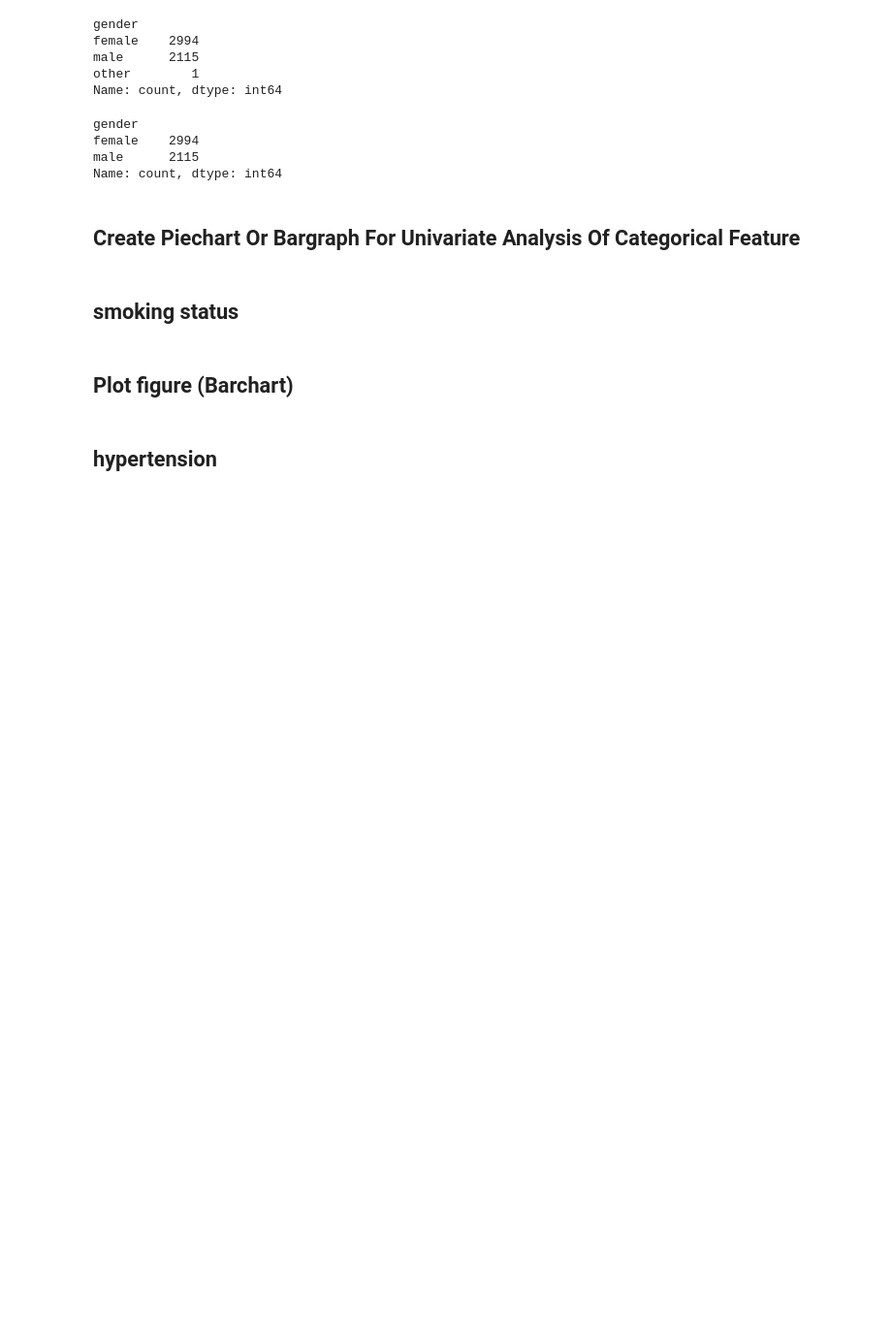
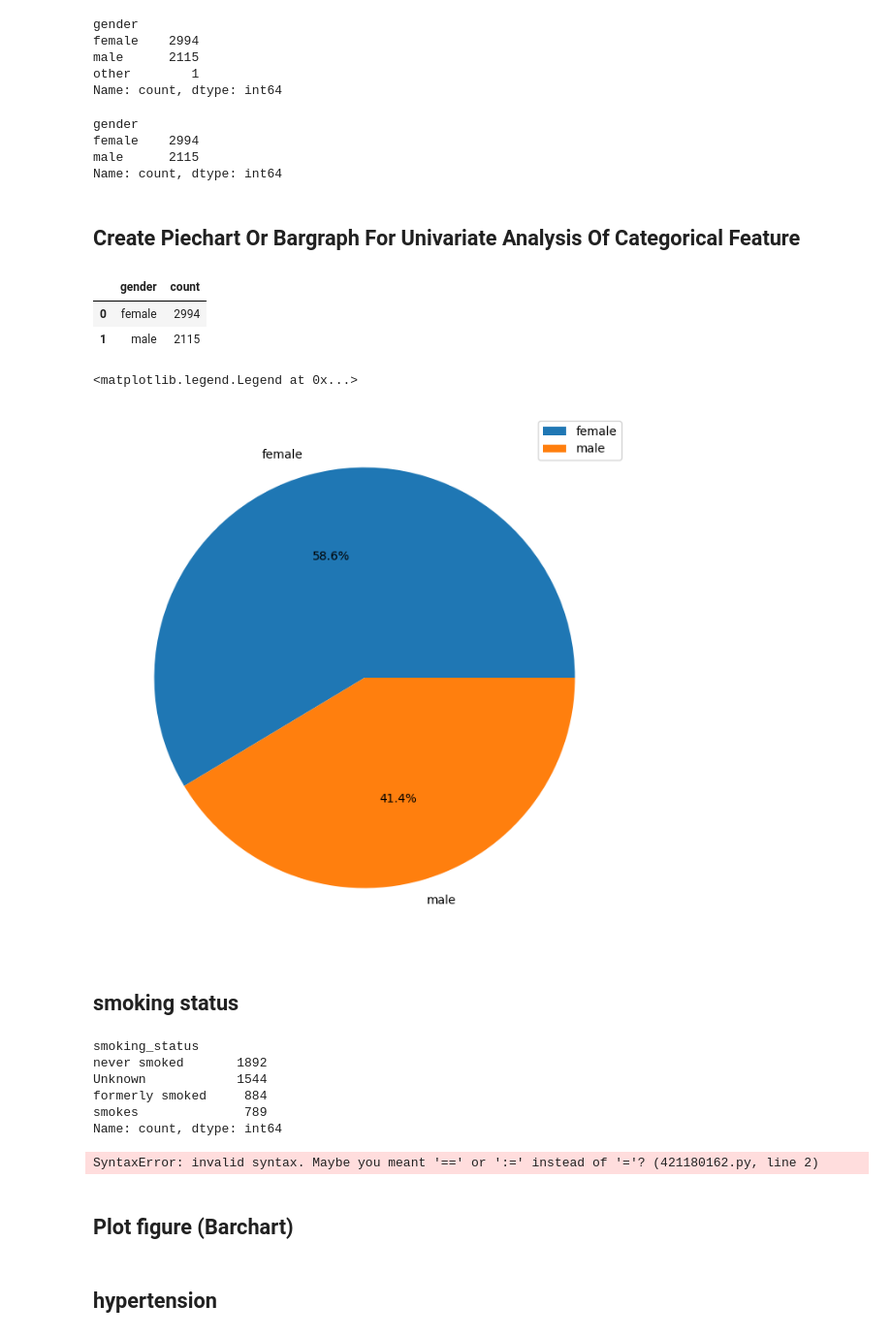
Before and after one commit to Neha-Shrestha/AI-Fellowship-Data-Wrangling, a Jupyter notebook: AI_FELLOWSHIP_Student_Notebook_Pandas_Data_Wrangling.ipynb, the cells around one changed output. Shown: that part at 97% size. Cells and saved outputs as stored; diff of their text form; code cells hidden in the pictures; blank space fills up the shorter version.

```diff
--- a/AI_FELLOWSHIP_Student_Notebook_Pandas_Data_Wrangling.ipynb
+++ b/AI_FELLOWSHIP_Student_Notebook_Pandas_Data_Wrangling.ipynb
@@ -656,11 +656,35 @@ Name: count, dtype: int64
 ## Create Piechart Or Bargraph For Univariate Analysis Of Categorical Feature
 # %%
 ## write your code here
+gender_df = df['gender'].value_counts().reset_index()
+gender_df
+# %% [output]
+|  | gender | count |
+| 0 | female | 2994 |
+| 1 | male | 2115 |
+# %%
+plt.figure(figsize=(12,8))
+plt.pie(gender_df['count'], labels = gender_df['gender'],autopct="%.1f%%")
+plt.legend()
+# %% [output]
+<matplotlib.legend.Legend at 0x...>
+[figure, added]
 # %% [markdown]
 ## smoking status
 # %%
 ## write your code here
+df['smoking_status'].value_counts()
+# %% [output]
+smoking_status
+never smoked       1892
+Unknown            1544
+formerly smoked     884
+smokes              789
+Name: count, dtype: int64
 # %%
 ## write your code here
+df.loc['smoking_status']=="Unknown", smoking_status= "never smoked"
+# %% [output]
+SyntaxError: invalid syntax. Maybe you meant '==' or ':=' instead of '='? (421180162.py, line 2)
 # %%
 ## write your code here
```
Also changed, not shown: parts of 6 cells of this notebook.
